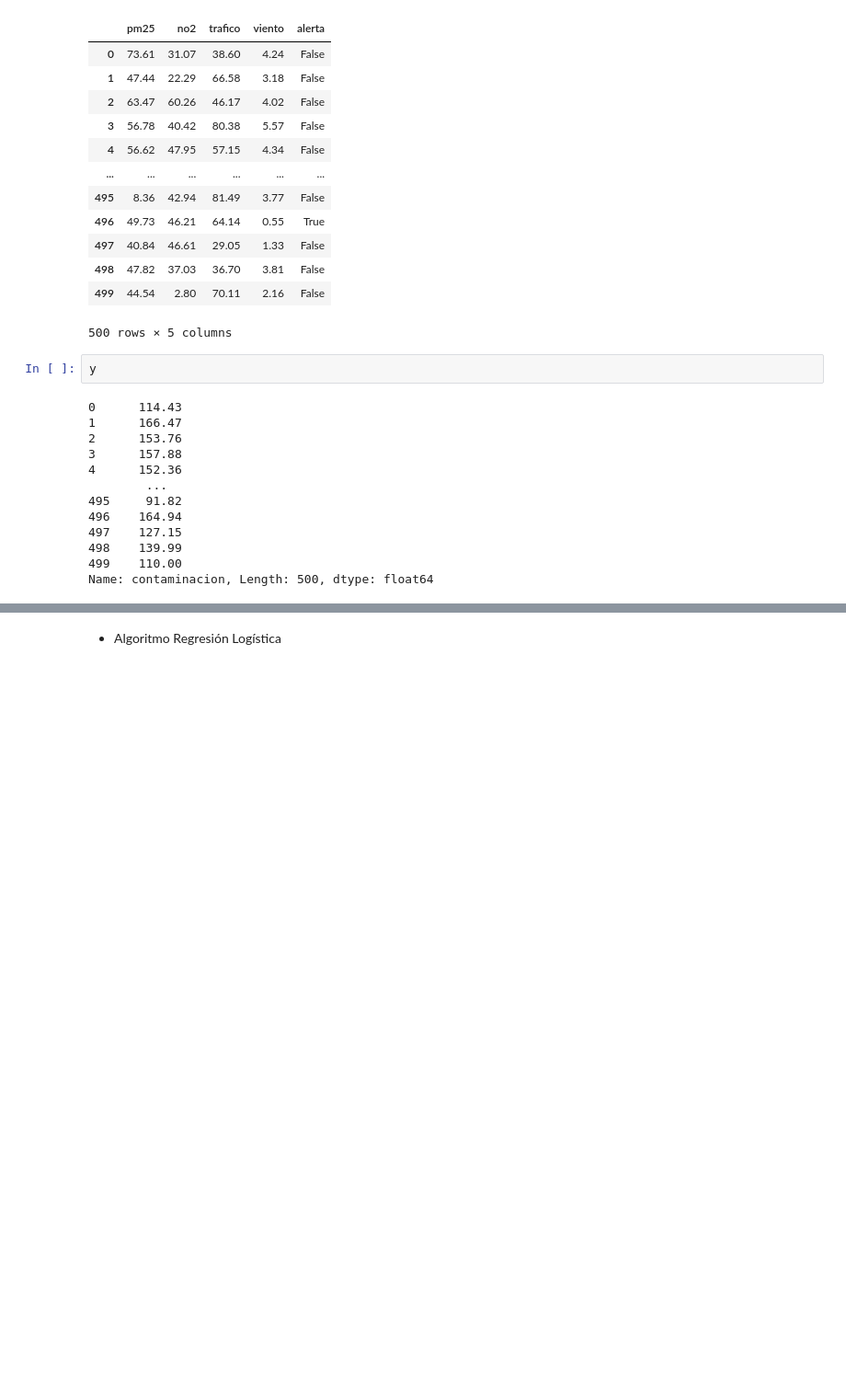
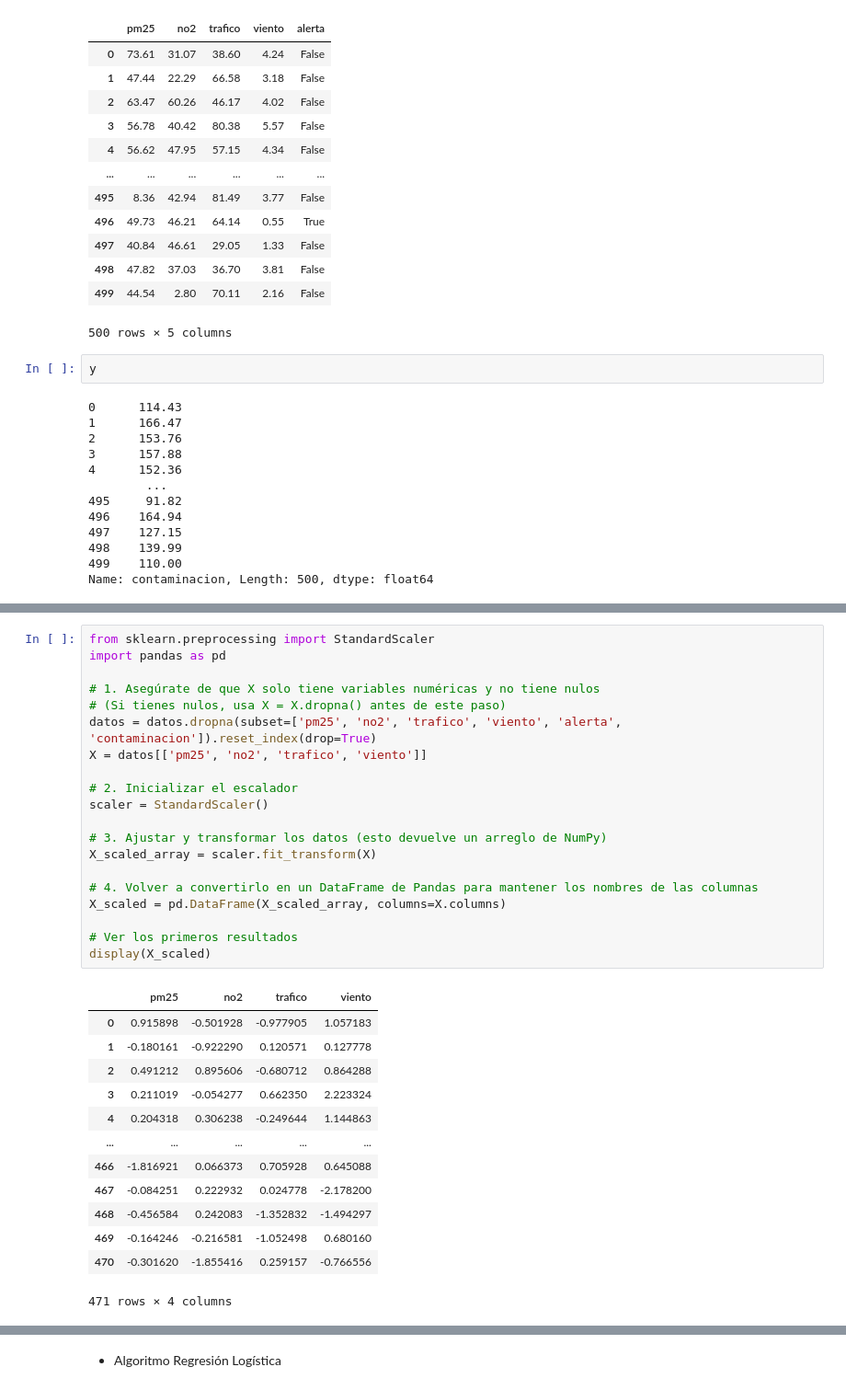
Before and after one commit to Jonagu1/TareasIA-2026, a Jupyter notebook: IA-Tarea4-AprendizajeSupervisado.ipynb, the cells around one changed output, grey strips where cells are left out. Shown at 92% size. Saved outputs shown, nothing was run; the diff lists cells and outputs as text; blank space fills up the shorter version.

```diff
--- a/IA-Tarea4-AprendizajeSupervisado.ipynb
+++ b/IA-Tarea4-AprendizajeSupervisado.ipynb
@@ -103,0 +129,34 @@ X_train, X_test, y_train, y_test = train_test_split(X, y, test_size=0.9, random_
+# %%
+from sklearn.preprocessing import StandardScaler
+import pandas as pd
+
+# 1. Asegúrate de que X solo tiene variables numéricas y no tiene nulos
+# (Si tienes nulos, usa X = X.dropna() antes de este paso)
+datos = datos.dropna(subset=['pm25', 'no2', 'trafico', 'viento', 'alerta', 'contaminacion']).reset_index(drop=True)
+X = datos[['pm25', 'no2', 'trafico', 'viento']]
+
+# 2. Inicializar el escalador
+scaler = StandardScaler()
+
+# 3. Ajustar y transformar los datos (esto devuelve un arreglo de NumPy)
+X_scaled_array = scaler.fit_transform(X)
+
+# 4. Volver a convertirlo en un DataFrame de Pandas para mantener los nombres de las columnas
+X_scaled = pd.DataFrame(X_scaled_array, columns=X.columns)
+
+# Ver los primeros resultados
+display(X_scaled)
+# %% [output]
+|  | pm25 | no2 | trafico | viento |
+| 0 | 0.915898 | -0.501928 | -0.977905 | 1.057183 |
+| 1 | -0.180161 | -0.922290 | 0.120571 | 0.127778 |
+| 2 | 0.491212 | 0.895606 | -0.680712 | 0.864288 |
+| 3 | 0.211019 | -0.054277 | 0.662350 | 2.223324 |
+| 4 | 0.204318 | 0.306238 | -0.249644 | 1.144863 |
+| ... | ... | ... | ... | ... |
+| 466 | -1.816921 | 0.066373 | 0.705928 | 0.645088 |
+| 467 | -0.084251 | 0.222932 | 0.024778 | -2.178200 |
+| 468 | -0.456584 | 0.242083 | -1.352832 | -1.494297 |
+| 469 | -0.164246 | -0.216581 | -1.052498 | 0.680160 |
+| 470 | -0.301620 | -1.855416 | 0.259157 | -0.766556 |
+471 rows × 4 columns
```
Also changed, not shown: parts of 29 cells of this notebook.
